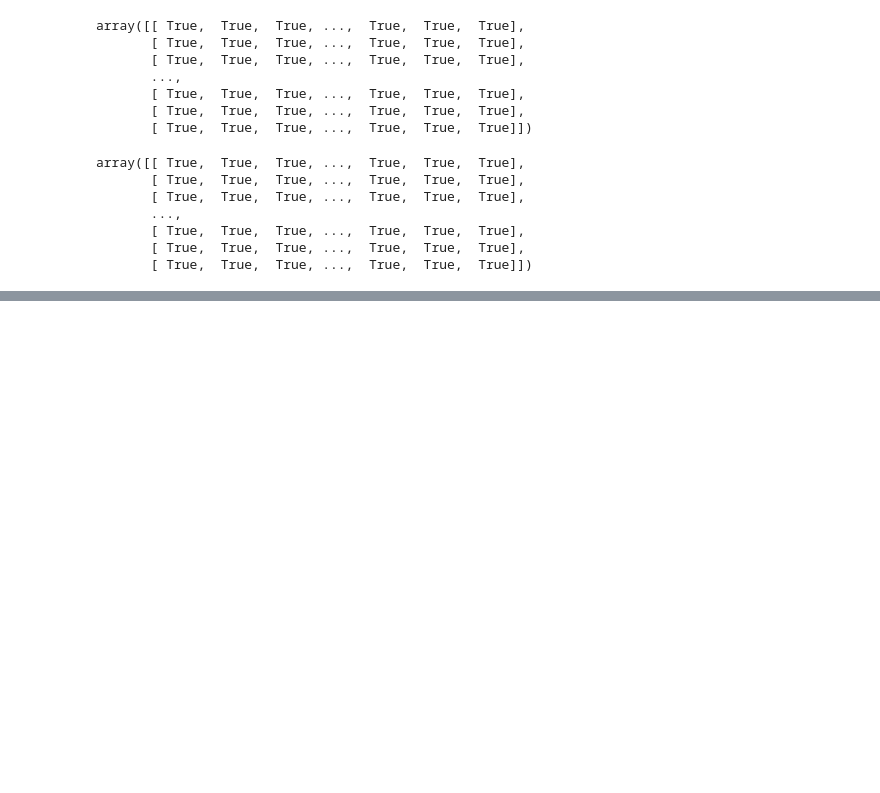
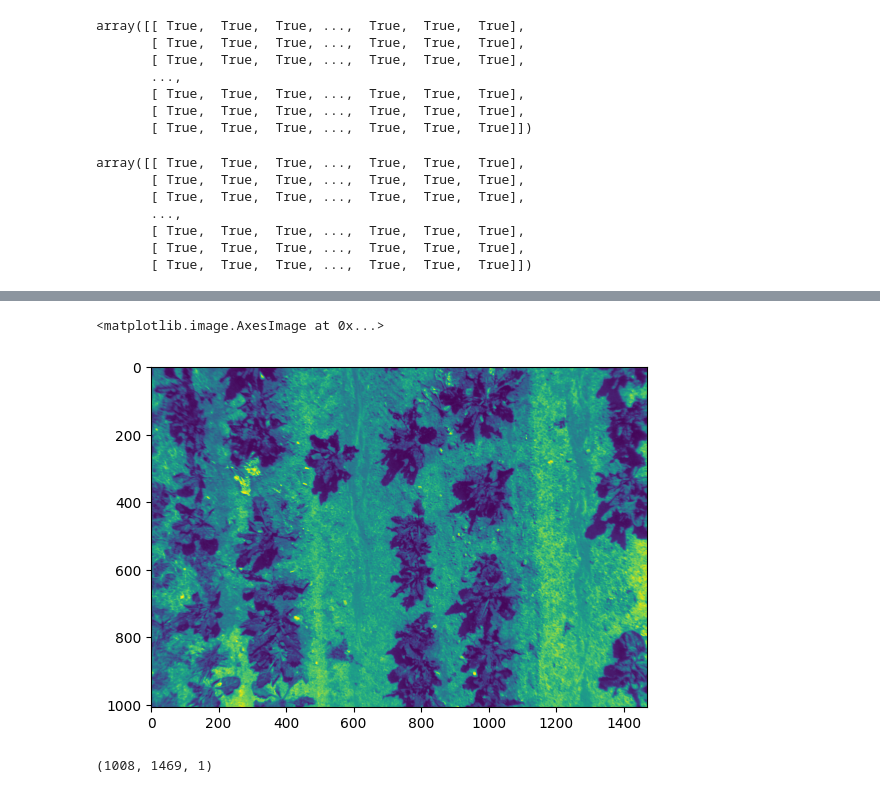
Before and after one commit to Deceptrax123/Crop-Weed-Semantic-Segmentation, a Jupyter notebook: tests.ipynb, the cells around one changed output, grey strips where cells are left out. Drawn from its saved outputs; the diff is of its cells as text; code cells hidden in the pictures; blank space fills up the shorter version.

Commit message:
visualize

```diff
--- a/tests.ipynb
+++ b/tests.ipynb
@@ -195,0 +196,4 @@ img1.shape,img2.shape,img3.shape
+# %%
+#stack the  3 channels
+
+k=np.stack((img1,img2,img3),axis=-1)
@@ -195,0 +220,10 @@ img1.shape,img2.shape,img3.shape
+# %%
+#visualize
+plt.imshow(k[:,:,2])
+# %% [output]
+<matplotlib.image.AxesImage at 0x...>
+[figure, added]
+# %%
+gti1.shape
+# %% [output]
+(1008, 1469, 1)
```
Also changed, not shown: parts of 8 cells of this notebook.
